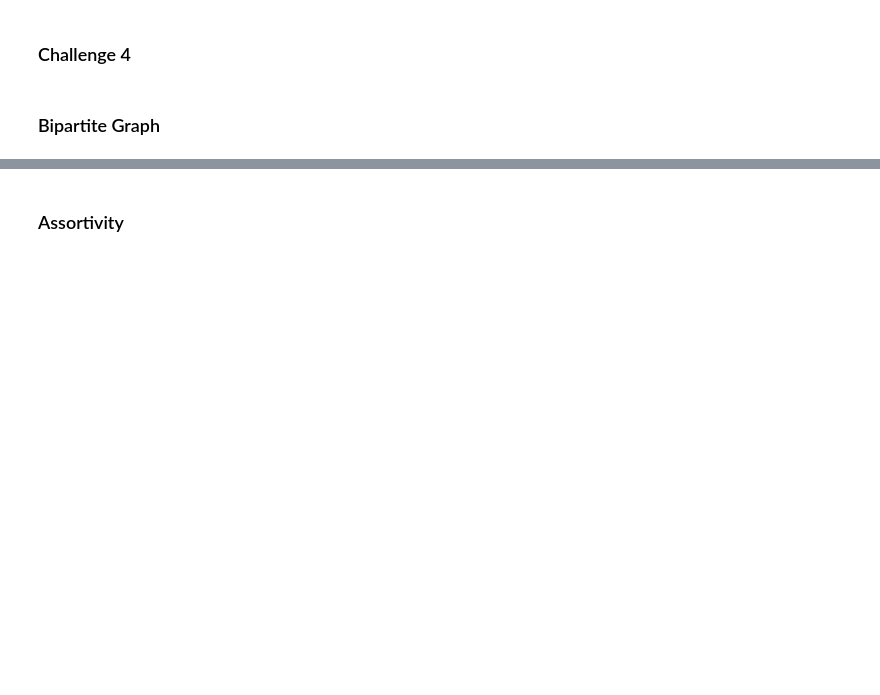
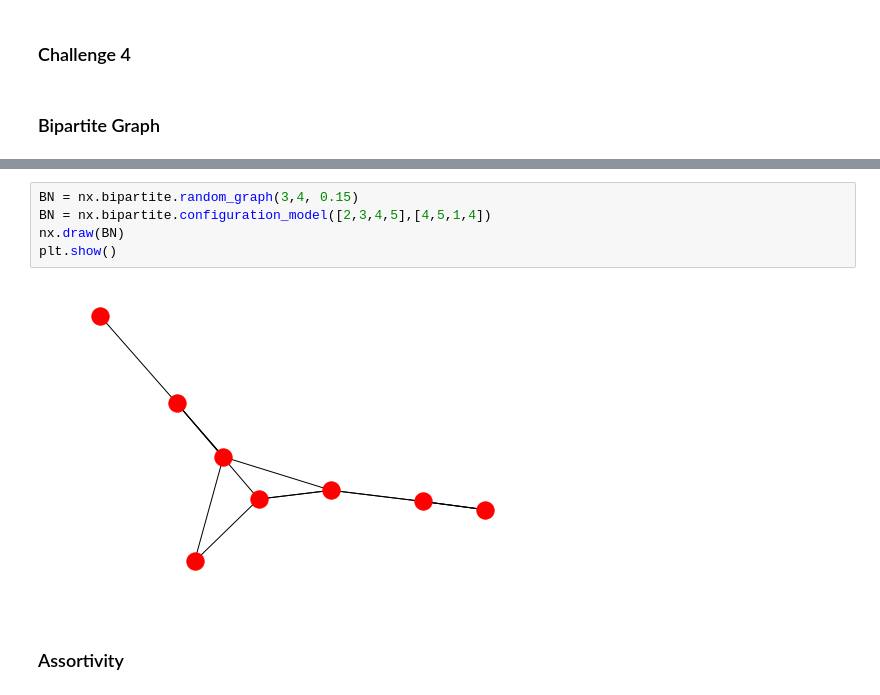
Before and after one commit to amiref/Workshop-NetworkScience-EPA-July2018-, a Jupyter notebook: networkScience.ipynb, the cells around one changed output, grey strips where cells are left out. Cells and saved outputs as stored; diff of their text form; blank space fills up the shorter version.

```diff
--- a/networkScience.ipynb
+++ b/networkScience.ipynb
@@ -411,3 +432,10 @@ BG = nx.bipartite.
+# %%
+BN = nx.bipartite.random_graph(3,4, 0.15)
+BN = nx.bipartite.configuration_model([2,3,4,5],[4,5,1,4])
+nx.draw(BN)
+plt.show()
+# %% [output]
+[figure, added]
 # %% [markdown]
 ### Assortivity
 # %% [markdown]
```
Also changed, not shown: parts of 19 cells of this notebook.
